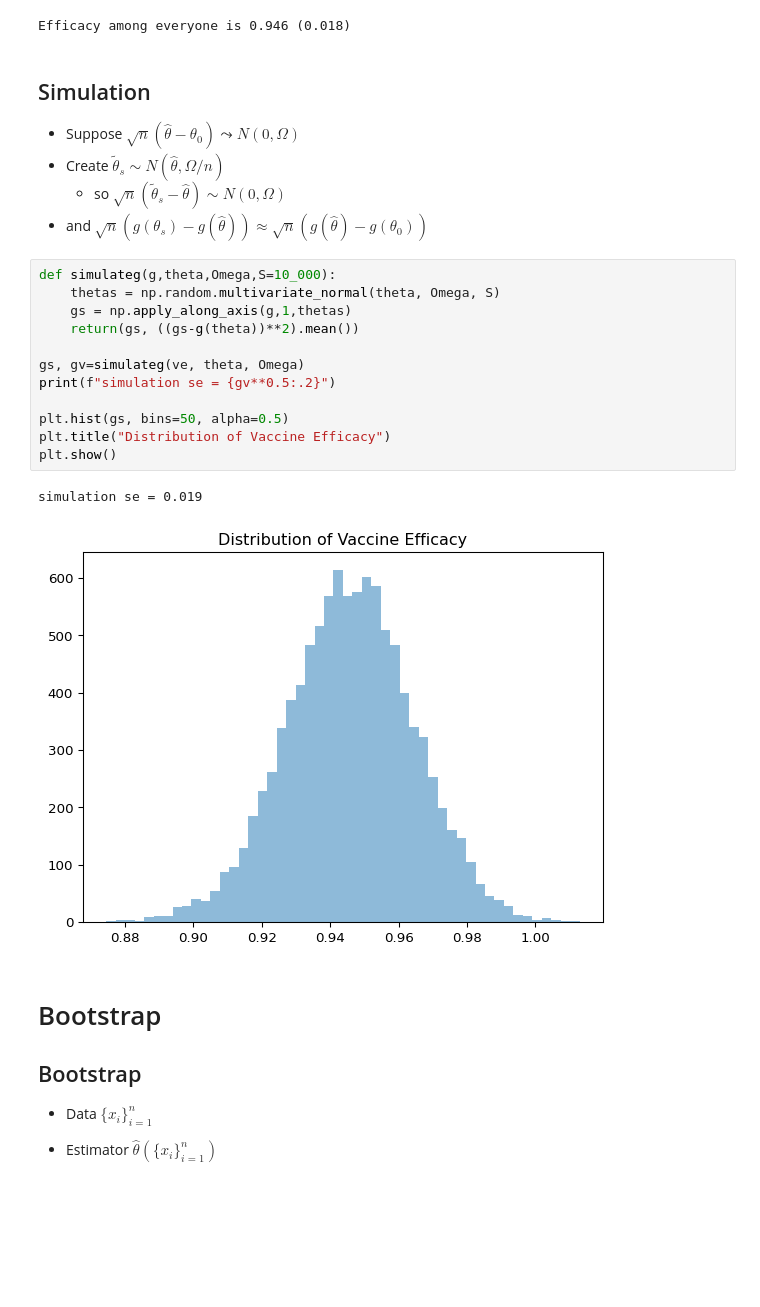
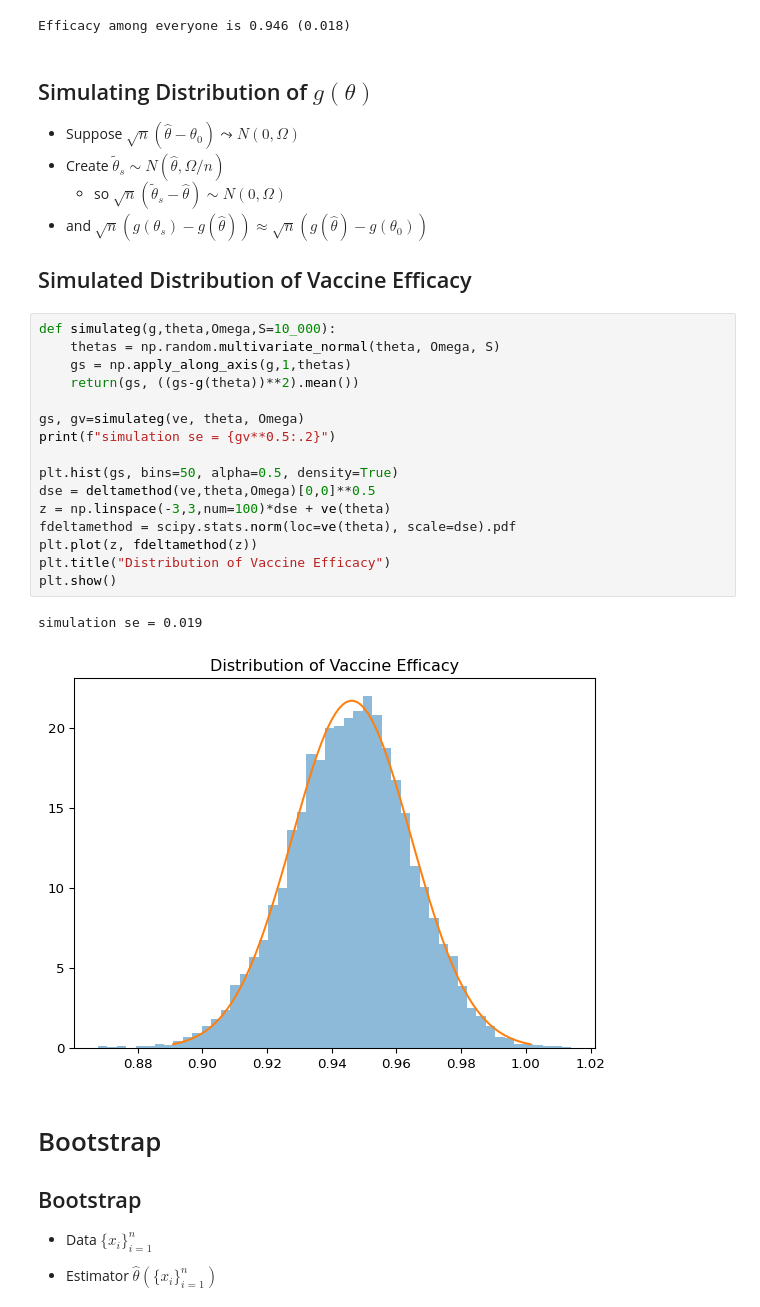
Before and after one commit to ubcecon/ECON526, a Jupyter notebook: lectures/paul/uncertainty.ipynb, the cells around one changed output. Saved outputs shown, nothing was run; the diff lists cells and outputs as text; blank space fills up the shorter version.

```diff
--- a/lectures/paul/uncertainty.ipynb
+++ b/lectures/paul/uncertainty.ipynb
@@ -333,28 +333,34 @@ print(f"Efficacy among everyone is {ve(theta):.3} ({deltamethod(ve,theta,Omega)[
 # %% [output]
 Efficacy among everyone is 0.946 (0.018)
 # %% [markdown]
-## Simulation
+## Simulating Distribution of $g(\theta)$
 
 -   Suppose $\sqrt{n} (\hat{\theta} - \theta_0) \leadsto N(0,\Omega)$
 -   Create $\tilde{\theta}_s \sim N(\hat{\theta}, \Omega/n)$
     -   so $\sqrt{n}(\tilde{\theta}_s - \hat{\theta}) \sim N(0,\Omega)$
 -   and
     $\sqrt{n}(g(\theta_{s}) - g(\hat{\theta})) \approx \sqrt{n}(g(\hat{\theta}) - g(\theta_0))$
+
+## Simulated Distribution of Vaccine Efficacy
 # %%
 def simulateg(g,theta,Omega,S=10_000):
     thetas = np.random.multivariate_normal(theta, Omega, S)
     gs = np.apply_along_axis(g,1,thetas)
     return(gs, ((gs-g(theta))**2).mean())
 
 gs, gv=simulateg(ve, theta, Omega)
 print(f"simulation se = {gv**0.5:.2}")
 
-plt.hist(gs, bins=50, alpha=0.5)
+plt.hist(gs, bins=50, alpha=0.5, density=True)
+dse = deltamethod(ve,theta,Omega)[0,0]**0.5
+z = np.linspace(-3,3,num=100)*dse + ve(theta)
+fdeltamethod = scipy.stats.norm(loc=ve(theta), scale=dse).pdf
+plt.plot(z, fdeltamethod(z))
 plt.title("Distribution of Vaccine Efficacy")
 plt.show()
 # %% [output]
 simulation se = 0.019
-[figure, old version]
+[figure, new version]
 # %% [markdown]
 # Bootstrap
 
```
Also changed, not shown: parts of 5 cells of this notebook, 8 other files.
